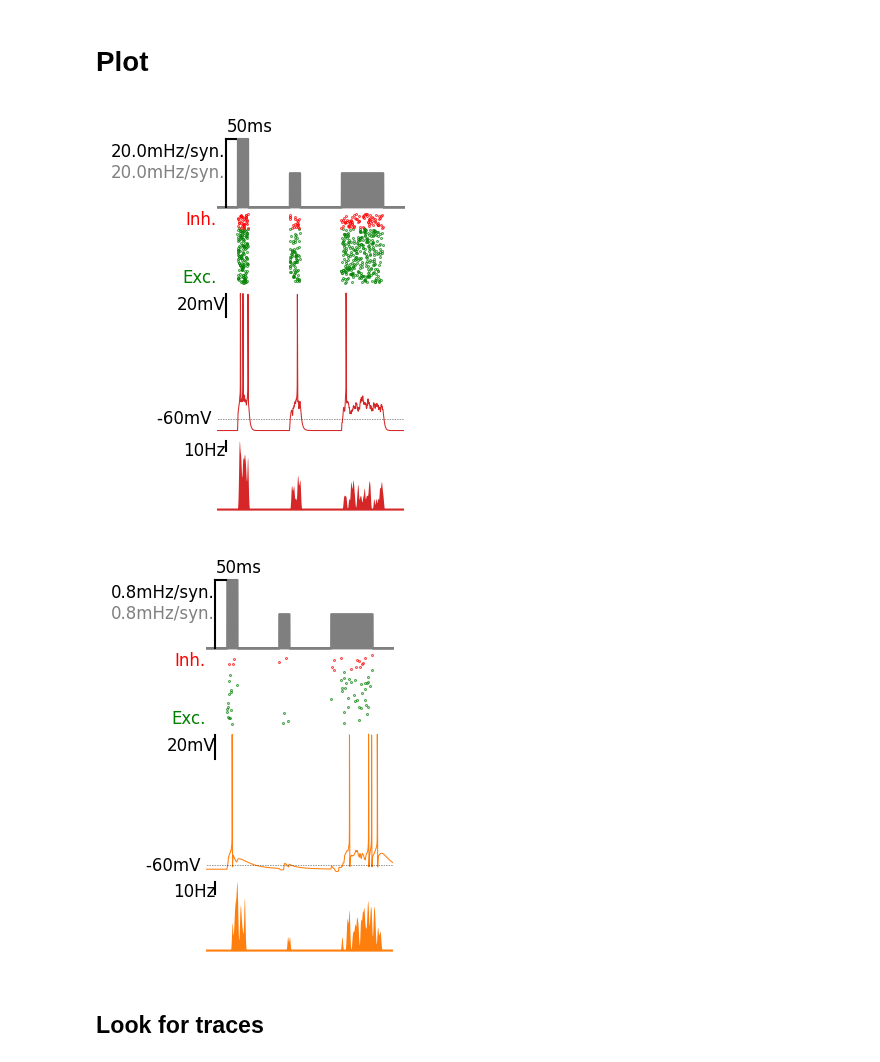
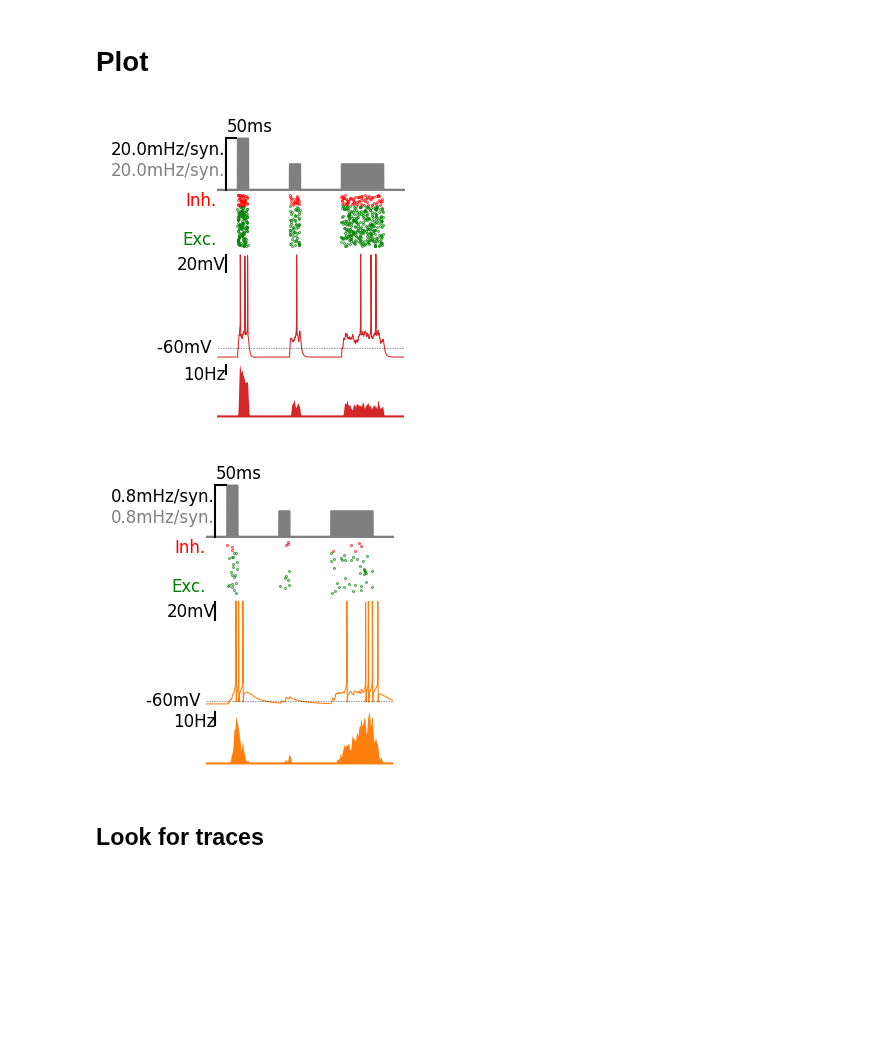
Before and after one commit to yzerlaut/pv-sst-dendrites, a Jupyter notebook: detailed_model/Step-input.ipynb, the cells around one changed output. Cells and saved outputs as stored; diff of their text form; code cells hidden in the pictures; blank space fills up the shorter version.

```diff
--- a/detailed_model/Step-input.ipynb
+++ b/detailed_model/Step-input.ipynb
@@ -40,7 +40,7 @@ from analyz.processing.signanalysis import autocorrel, crosscorrel
 rate_smoothing = 3. # ms
 zoom = [100,1000]
 
-RESULTS = {'Martinotti_example_index':1, # *50* 33, 42, 49, 50
+RESULTS = {'Martinotti_example_index':0, # *50* 33, 42, 49, 50
            'Basket_example_index':2} # 31
 
 #for cellType in ['Martinotti', 'Basket', 'MartinottinoNMDA', 'BasketUniform']:
@@ -85,7 +85,7 @@ for cellType in ['Martinotti', 'Basket']:
 for cellType, color in zip(['Basket', 'Martinotti'], ['tab:red', 'tab:orange']):
 
     fig, AX = pt.figure(axes_extents=[[(1,1)],[(1,1)],[(1,2)],[(1,1)]],
-                        figsize=(1.2,0.8), left=0, bottom=0., hspace=0.)
+                        figsize=(1.2,0.6), left=0, bottom=0., hspace=0.)
 
     # input
     AX[0].fill_between(RESULTS['t'][:-1][::20], 0*RESULTS['t'][:-1][::20], RESULTS['Input_%s' % cellType][::20],
@@ -100,37 +100,38 @@ for cellType, color in zip(['Basket', 'Martinotti'], ['tab:red', 'tab:orange']):
         AX[3].fill_between(RESULTS['t'][::20], 0*RESULTS['t'][::20], RESULTS['rate_%s' % cellType][::20],
                            color=color, lw=0)
         AX[3].plot(RESULTS['t'][::20], 0*RESULTS['t'][::20], color=color, lw=1)
 
     # events
     if 'pre_inh_%s'%cellType in RESULTS:
-        subsampling = 7 if cellType=='Basket' else 1
+        subsampling = 10 if cellType=='Basket' else 1
         # 1/4 for display
         for i, events in enumerate(RESULTS['pre_exc_%s' % cellType]):
             if len(events)>0:
                 e = np.random.choice(events, np.min([int(len(events)/subsampling+1),1]), replace=False)
                 AX[1].plot(e, i*np.ones(len(e)), 'o', fillstyle='full', color='g', ms=.3)
         for i, events in enumerate(RESULTS['pre_inh_%s' % cellType]):
             if len(events)>0:
                 e = np.random.choice(events, np.min([int(len(events)/subsampling+1),1]), replace=False)
                 AX[1].plot(e, len(RESULTS['pre_exc_%s' % cellType])+i*np.ones(len(e)), 'o',
                            fillstyle='full', color='r', ms=.3)
 
     pt.set_common_xlims(AX, lims=zoom)
 
     pt.draw_bar_scales(AX[0], Xbar=50, Xbar_label='50ms', Ybar=2,
                        Ybar_label='%.1fmHz/syn.' % (2*1e3*RESULTS['stimFreq_%s' % cellType]),
                        Ybar_label2='%.1fmHz/syn.' % (2*1e3*RESULTS['stimFreq_%s' % cellType]*RESULTS['bgFreqInhFactor_%s' % cellType]))
     pt.annotate(AX[2], '-60mV ', (zoom[0],-60), xycoords='data', ha='right', va='center')
     pt.draw_bar_scales(AX[2], Xbar=1e-12, Ybar=20,Ybar_label='20mV')
     pt.annotate(AX[1], 'Inh.', (0,1), ha='right', va='top', color='r')
     pt.annotate(AX[1], 'Exc.', (0,0), ha='right', va='bottom', color='g')
     for ax in AX:
         ax.axis('off')
     pt.draw_bar_scales(AX[3], Xbar=1e-12, Ybar=10,Ybar_label='10Hz')
-    fig.savefig('../figures/Figure5/StepSim_example_%s.pdf' % cellType)
+    #fig.savefig('../figures/Figure5/StepSim_example_%s.pdf' % cellType)
+    fig.savefig('../figures/Figure5/StepSim_example_%s.svg' % cellType)
 # %% [output]
-[figure, old version]
+[figure, new version]
-[figure, old version]
+[figure, new version]
 # %% [markdown]
 ## Look for traces
 # %%
```
Also changed, not shown: 2 other files.
